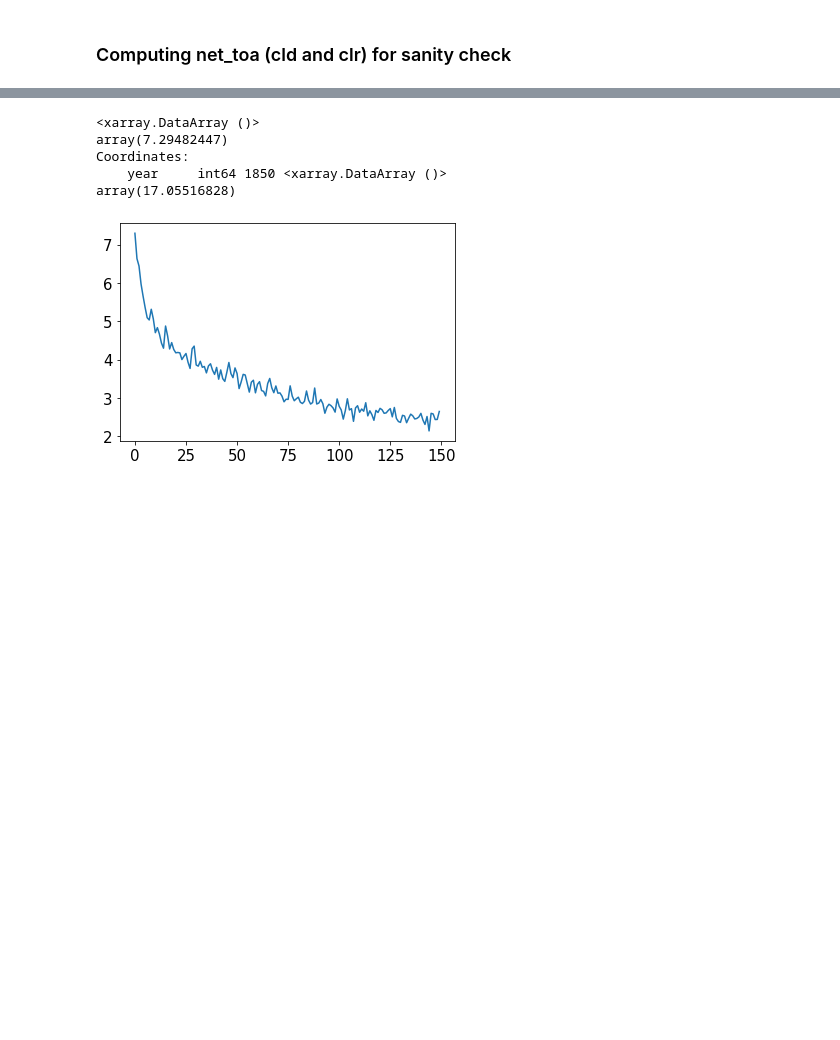
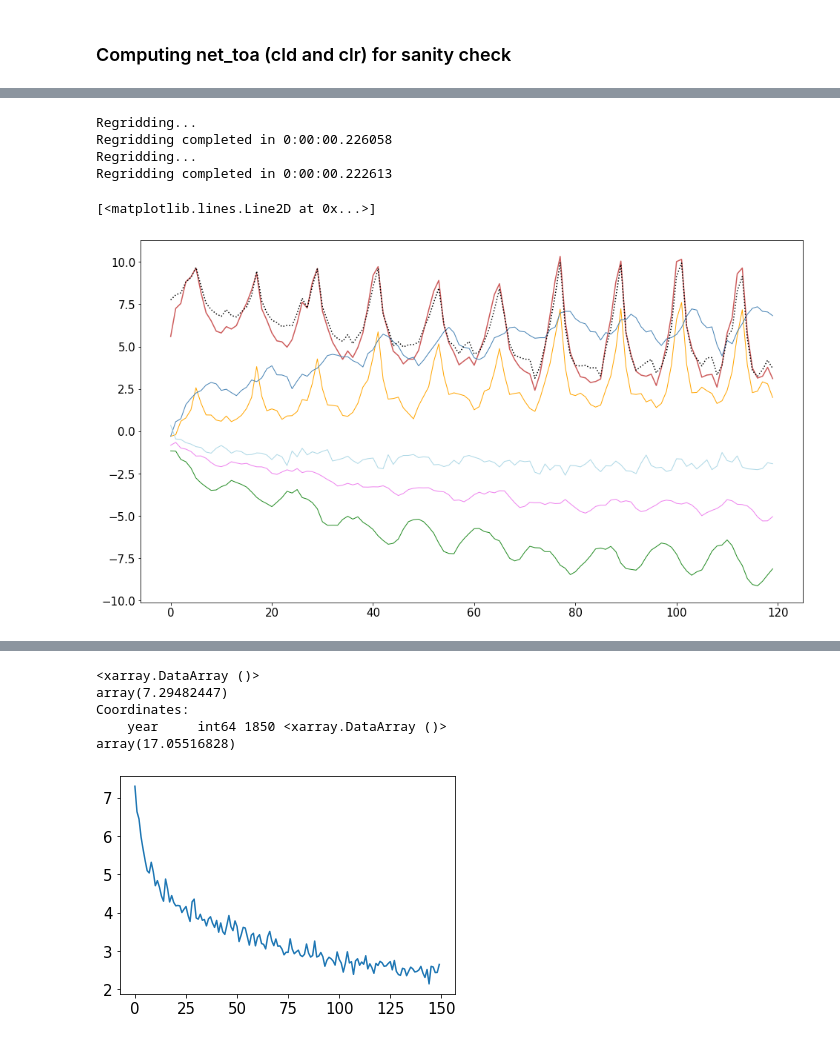
Before and after one commit to fedef17/FScripts, a Jupyter notebook: tunecs/calc_feedbacks_4xCO2.ipynb, the cells around one changed output, grey strips where cells are left out. Saved outputs shown, nothing was run; the diff lists cells and outputs as text; code cells hidden in the pictures; blank space fills up the shorter version.

Commit message:
updates to calc_feedbacks

```diff
--- a/tunecs/calc_feedbacks_4xCO2.ipynb
+++ b/tunecs/calc_feedbacks_4xCO2.ipynb
@@ -294,15 +432,20 @@ var = ctl.regrid_dataset(var[vnam], k.lat, k.lon)
 if remove_pi_runmean:
     anoms = var - ctl.running_mean(piok, 12*n_runmean)
 else:
-    anoms = xr.apply_ufunc(lambda x, mean: x - mean, var.groupby('time.month'), piok)
+    anoms = xr.apply_ufunc(lambda x, mean: x - mean, var.groupby('time.month'), piok, dask = 'allowed')
 
 for tip in ['clr', 'cld']:
     kernel = allkers[(tip, 'ts')].lwkernel
+    print(kernel.shape)
 
-    dRt = xr.apply_ufunc(lambda x, ker: x*ker, anoms.groupby('time.month'), kernel, dask = 'allowed').groupby('time.year').mean('time')
+    dRt = xr.apply_ufunc(lambda x, ker: x*ker, anoms.groupby('time.month'), kernel, dask = 'allowed')
 
-    dRt_glob = ctl.global_mean(dRt)
+    dRt_glob = ctl.global_mean(dRt.groupby('time.year').mean('time'))
     feedbacks[( tip, 'planck-surf')] = dRt_glob.compute()
+
+    if save_monthly:
+        dRt_glob_month = ctl.global_mean(dRt)
+        feedbacks_month[( tip, 'planck-surf')] = dRt_glob_month.compute()
 
 anoms.compute()
 ts_anom = anoms
@@ -787,10 +923,13 @@ for tip in ['clr', 'cld']:
     anoms = xr.apply_ufunc(lambda x, mean: x - mean, var.groupby('time.month'), piok, dask = 'allowed')
 
     kernel = allkers[(tip, 'alb')].swkernel
-    dRt = xr.apply_ufunc(lambda x, ker: x*ker, anoms.groupby('time.month'), kernel, dask = 'allowed').groupby('time.year').mean('time')
+    dRt = xr.apply_ufunc(lambda x, ker: x*ker, anoms.groupby('time.month'), kernel, dask = 'allowed')
 
-    dRt_glob = ctl.global_mean(dRt).compute()
+    dRt_glob = ctl.global_mean(dRt.groupby('time.year').mean('time')).compute()
+    feedbacks[( tip, 'albedo')] = 100*dRt_glob
 
-    feedbacks[( tip, 'albedo')] = 100*dRt_glob
+    if save_monthly:
+        dRt_glob_month = ctl.global_mean(dRt).compute()
+        feedbacks_month[( tip, 'albedo')] = 100*dRt_glob_month
 # %% [output]
 Regridding...
@@ -930,2 +1010,10 @@ Regridding completed in 0:00:00.177104
+# %%
+pivar_nettoa_cs_month = rsdt.groupby('time.month').mean() - ctl.regrid_dataset(piclim['rsutcs'], k.lat, k.lon) - ctl.regrid_dataset(piclim['rlutcs'], k.lat, k.lon)
+pivar_nettoa_glob_cs_month = ctl.global_mean(pivar_nettoa_cs_month).compute()
+# %% [output]
+Regridding...
+Regridding completed in 0:00:00.226058
+Regridding...
+Regridding completed in 0:00:00.222613
 # %%
 dRt_glob_tot_cs = net_toa_glob_cs.groupby('time.year').mean()-pivar_nettoa_glob_cs
@@ -931,0 +1023,20 @@ dRt_glob_tot_cs = net_toa_glob_cs.groupby('time.year').mean()-pivar_nettoa_glob_
+# %%
+net_toa_cs_monthly_anom = net_toa_glob_cs.groupby('time.month') - pivar_nettoa_glob_cs_month
+# %%
+fig = plt.figure(figsize = (16,9))
+plt.plot(net_toa_cs_monthly_anom, color = 'indianred')
+tip = 'clr'
+allfb = ['albedo', 'water-vapor', 'lapse-rate', 'planck-atmo', 'planck-surf']
+colorz = ['orange', 'steelblue', 'lightblue', 'forestgreen', 'violet', 'pink']
+for var, col in zip(allfb, colorz):
+    if var == 'water-vapor':
+        plt.plot(feedbacks_month[(tip, var, 'method3')], color = col, lw = 1, label = var)
+    else:
+        plt.plot(feedbacks_month[(tip, var)], color = col, lw = 1, label = var)
+
+# plt.plot(feedbacks_month[(tip, 'water-vapor', 'method3')])
+# plt.plot(feedbacks_month[(tip, 'lapse', 'method3')])
+plt.plot(10 + np.sum([feedbacks_month[(tip, var)] for var in allfb], axis = 0) - feedbacks_month[(tip, 'water-vapor')] + feedbacks_month[(tip, 'water-vapor', 'method3')], color = 'black', ls = ':', label = 'all_3')
+# %% [output]
+[<matplotlib.lines.Line2D at 0x...>]
+[figure, added]
```
Also changed, not shown: parts of 50 cells of this notebook.
